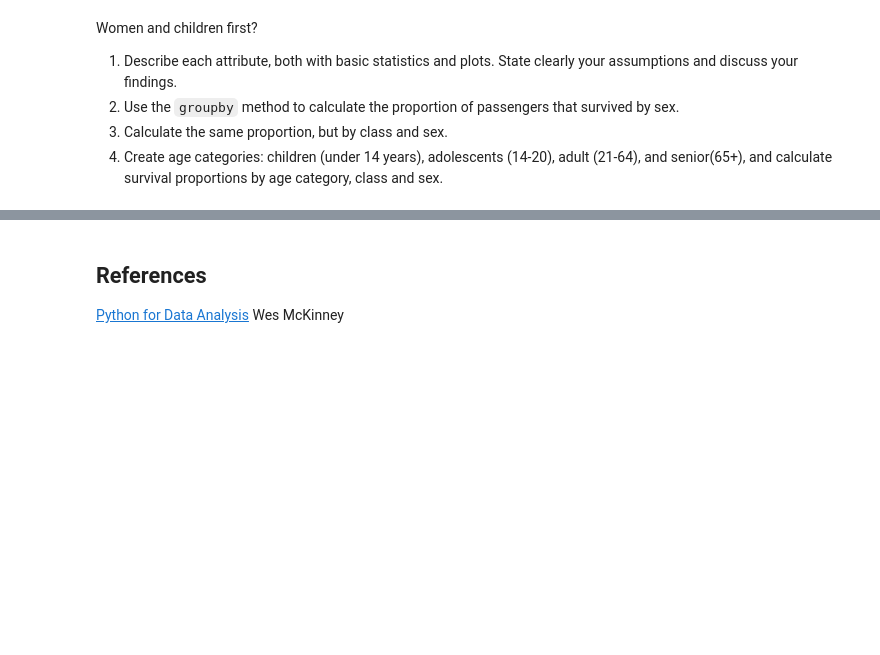
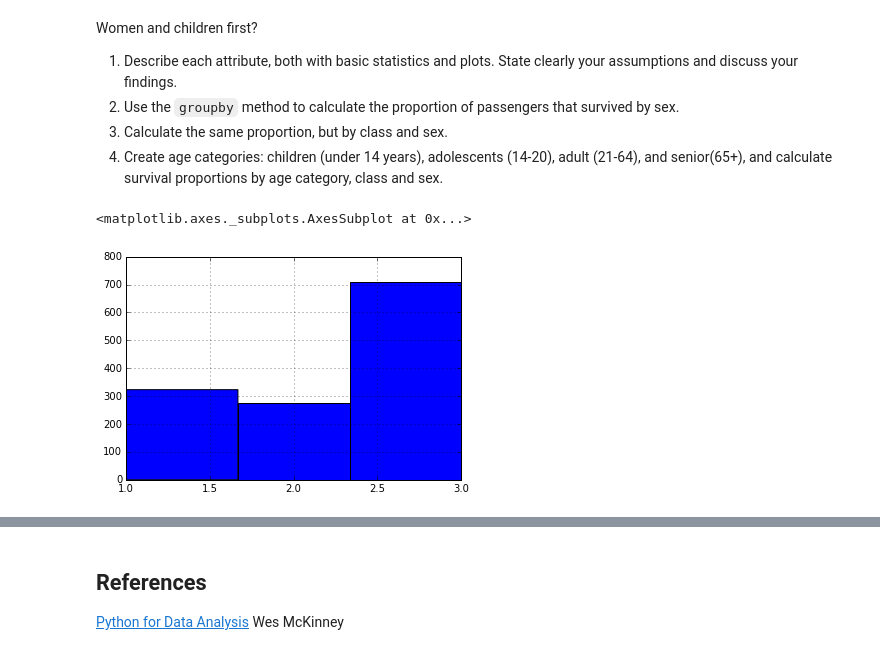
Before and after one commit to pradogusto/ADA_Homeworks, a Jupyter notebook: Labs/02 - Intro to Pandas/Data Wrangling with Pandas.ipynb, the cells around one changed output, grey strips where cells are left out. Drawn from its saved outputs; the diff is of its cells as text; code cells hidden in the pictures; blank space fills up the shorter version.

```diff
--- a/Labs/02 - Intro to Pandas/Data Wrangling with Pandas.ipynb
+++ b/Labs/02 - Intro to Pandas/Data Wrangling with Pandas.ipynb
@@ -1183,7 +1226,8 @@ Load the dataset in `titanic.xls`. It contains data on all the passengers that t
 from IPython.core.display import HTML
 titanichtml = HTML(filename='Data/titanic.html')
 titanic = pd.read_excel("Data/titanic.xls")
-titanic=titanic.age.dropna()
+
+#titanicclass=titanic.age.dropna()
 
 #titanicgroup = titanic.loc[titanic.age.astype(int) < 14].groupby(['pclass','sex'])
 
@@ -1195,3 +1239,8 @@ Women and children first?
 2. Use the `groupby` method to calculate the proportion of passengers that survived by sex.
 3. Calculate the same proportion, but by class and sex.
 4. Create age categories: children (under 14 years), adolescents (14-20), adult (21-64), and senior(65+), and calculate survival proportions by age category, class and sex.
+# %%
+titanic.pclass.hist(bins=3)
+# %% [output]
+<matplotlib.axes._subplots.AxesSubplot at 0x...>
+[figure, added]
```
Also changed, not shown: parts of 27 cells of this notebook.
